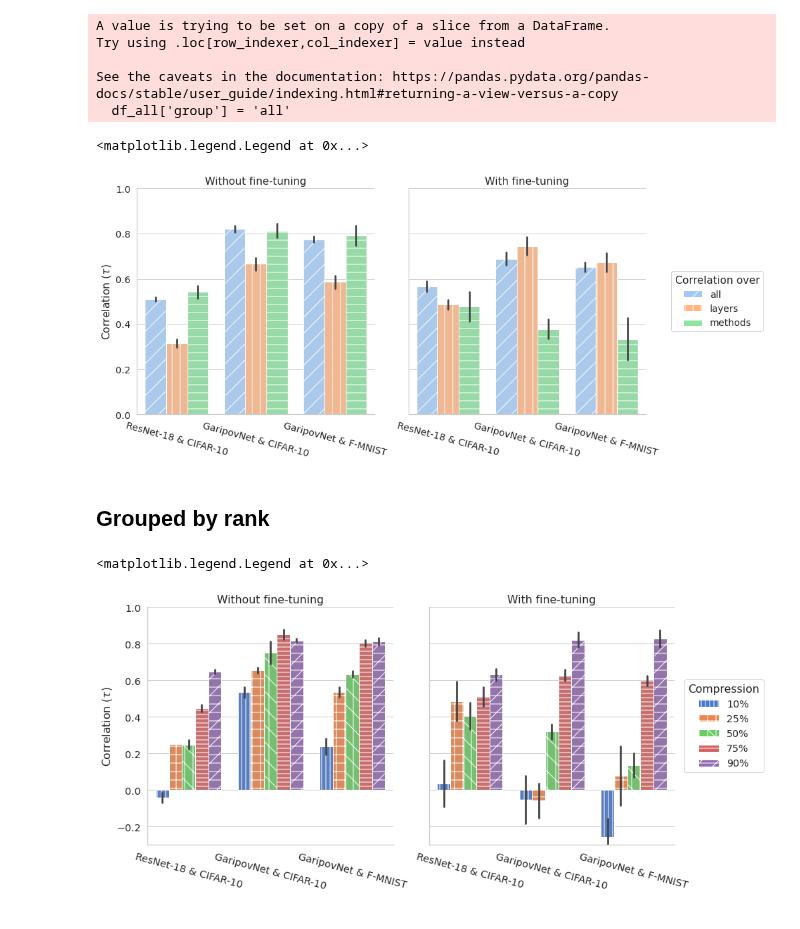
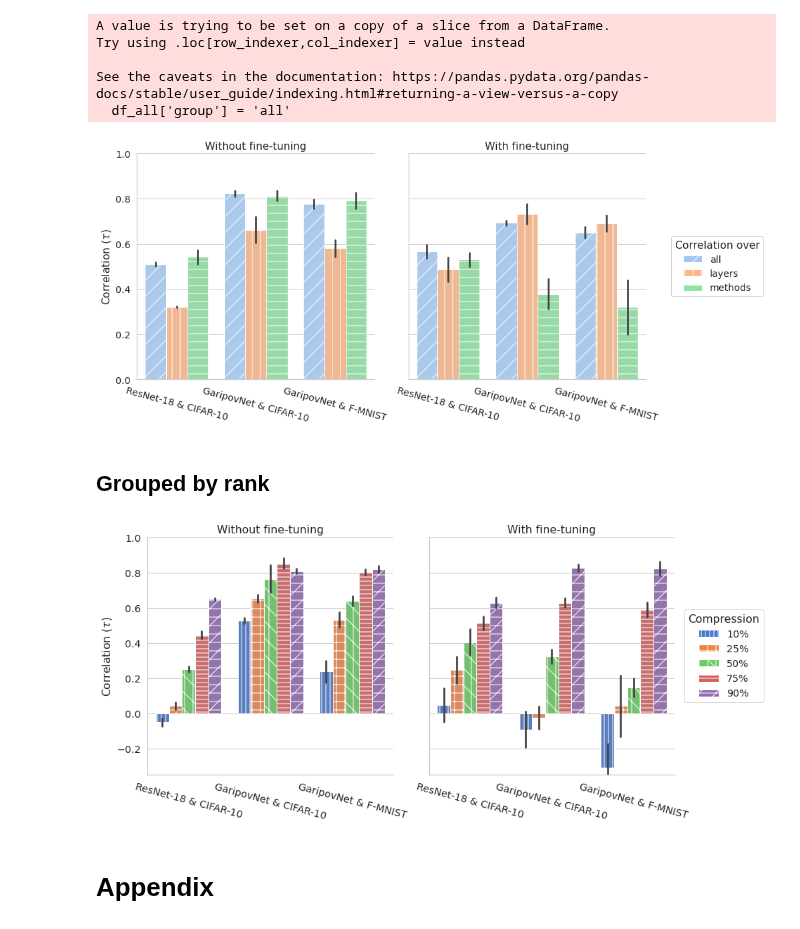
Before and after one commit to JSchuurmans/tddl, a Jupyter notebook: papers/iclr_2023/notebooks/kendalls_tau.ipynb, the cells around one changed output. Saved outputs shown, nothing was run; the diff lists cells and outputs as text; code cells hidden in the pictures.

Commit message:
creating tables and plotting

```diff
--- a/papers/iclr_2023/notebooks/kendalls_tau.ipynb
+++ b/papers/iclr_2023/notebooks/kendalls_tau.ipynb
@@ -11,3 +5,9 @@ bar_paths = [
+# %%
+bar_paths = [
+    "../tables/rn18/cifar10/kta_rn18_c10_ex75-9.zip",
+    "../tables/gar/cifar10/kta_gar_c10_ex75-9.zip",
+    "../tables/gar/f_mnist/kta_gar_fm_ex75-9.zip",
+]
 # %%
 bars = pd.DataFrame()
 for path in bar_paths:
@@ -136,10 +136,9 @@ See the caveats in the documentation: https://pandas.pydata.org/pandas-docs/stab
 ## across layers (ceteris paribus)
 # %%
 bar_paths_layers = [
-    "../tables/kta_rn18_c10_bar_log_error_across_layers.zip",
-    # "tables/kt_rn18_fm_bar.zip",
-    "../tables/kta_gar_c10_bar_log_error_across_layers_ex-r.zip",
-    "../tables/kta_gar_fm_bar_log_error_across_layers_ex-r.zip",
+    "../tables/rn18/cifar10/kta_rn18_c10_across_layers_ex75-9.zip",
+    "../tables/gar/cifar10/kta_gar_c10_across_layers_ex75-9.zip",
+    "../tables/gar/f_mnist/kta_gar_fm_across_layers_ex75-9.zip",
 ]
 bars_layers = pd.DataFrame()
 for path in bar_paths_layers:
@@ -197,10 +196,9 @@ df_before_after_layers_mean
 ## across decompositions (ceteris paribus)
 # %%
 bar_paths_facts = [
-    "../tables/kta_rn18_c10_bar_log_error_across_facts.zip",
-    # "tables/kt_rn18_fm_bar.zip",
-    "../tables/kta_gar_c10_bar_log_error_across_facts_ex-r.zip",
-    "../tables/kta_gar_fm_bar_log_error_across_facts_ex-r.zip",
+    "../tables/rn18/cifar10/kta_rn18_c10_across_facts_ex75-9.zip",
+    "../tables/gar/cifar10/kta_gar_c10_across_facts_ex75-9.zip",
+    "../tables/gar/f_mnist/kta_gar_fm_across_facts_ex75-9.zip",
 ]
 bars_facts = pd.DataFrame()
 for path in bar_paths_facts:
@@ -341,18 +339,16 @@ for i in range(1):
 gax.legend(handles=[circ0,circ1,circ2],title="Correlation over",loc='center',bbox_to_anchor=(1.3, 0.5))
 
 
-# g.savefig("../plots/kta_bar_errors_performances_before_after_test_all_layers_facts_hatch_.pdf")
+g.savefig("../plots/kta_bar_errors_performances_before_after_test_all_layers_facts_hatch_git.pdf")
 # %% [output]
-<matplotlib.legend.Legend at 0x...>
-[figure, old version]
+[figure, new version]
 # %% [markdown]
 ## Grouped by rank
 # %%
 bar_paths_facts = [
-    "../tables/kta_rn18_c10_bar_log_error_across_layer_facts_incl75-9.zip",
-    # "tables/kt_rn18_fm_bar.zip",
-    "../tables/kta_gar_c10_bar_log_error_across_layer_facts_incl75-9.zip",
-    "../tables/kta_gar_fm_bar_log_error_across_layer_facts_incl75-9.zip",
+    "../tables/rn18/cifar10/kta_rn18_c10_across_layer_facts_incl75-9.zip",
+    "../tables/gar/cifar10/kta_gar_c10_across_layer_facts_incl75-9.zip",
+    "../tables/gar/f_mnist/kta_gar_fm_across_layer_facts_incl75-9.zip",
 ]
 bars_facts = pd.DataFrame()
 for path in bar_paths_facts:
@@ -427,34 +423,35 @@ g = sns.catplot(
     legend=False,
 )
 # g.despine(left=True)
 g.set_axis_labels("", r"Correlation $(\tau)$")
 # g.legend(loc='upper center', bbox_to_anchor=(0.5, -0.05),
         #   fancybox=True, shadow=True, ncol=5)
-g.set(ylim=(-0.3,1))
+g.set(ylim=(-0.35,1))
 for i in range(1):
     for j in range(2):
         gax = g.axes[i][j]
         for k,thisbar in enumerate(gax.patches):
         # Set a different hatch for each bar
             # print(k)
             thisbar.set_hatch(hatches[k])
         # xlabel = gax.get_xlabel()
         # ylabel = gax.get_ylabel()
         # print(xlabel)
         # if xlabel in replacements.keys():
         #     print(xlabel)
         #     g.axes[i][j].set_xlabel(replacements[xlabel])
         gax.set_xticklabels(gax.get_xticklabels(),rotation = -15, fontdict={'horizontalalignment':'center'})# 'center', 'left', 'right')
         gax.set_title(col_order[j])
 
 gax.legend(handles=[circ0,circ1,circ2,circ3,circ4],title="Compression",loc='center',bbox_to_anchor=(1.2, 0.5))
 # sns.move_legend(
 #     g, "right",
 #     # bbox_to_anchor=(1.02, 0.5),
 #     title="Compression", frameon=False
 # )
 
-# g.savefig("../plots/kta_bar_errors_performances_before_after_test_comp_hatch_.pdf")
+g.savefig("../plots/kta_bar_errors_performances_before_after_test_comp_hatch_git.pdf")
 # %% [output]
-<matplotlib.legend.Legend at 0x...>
-[figure, old version]
+[figure, new version]
+# %% [markdown]
+# Appendix
```
Also changed, not shown: parts of 7 cells of this notebook, 41 other files.
